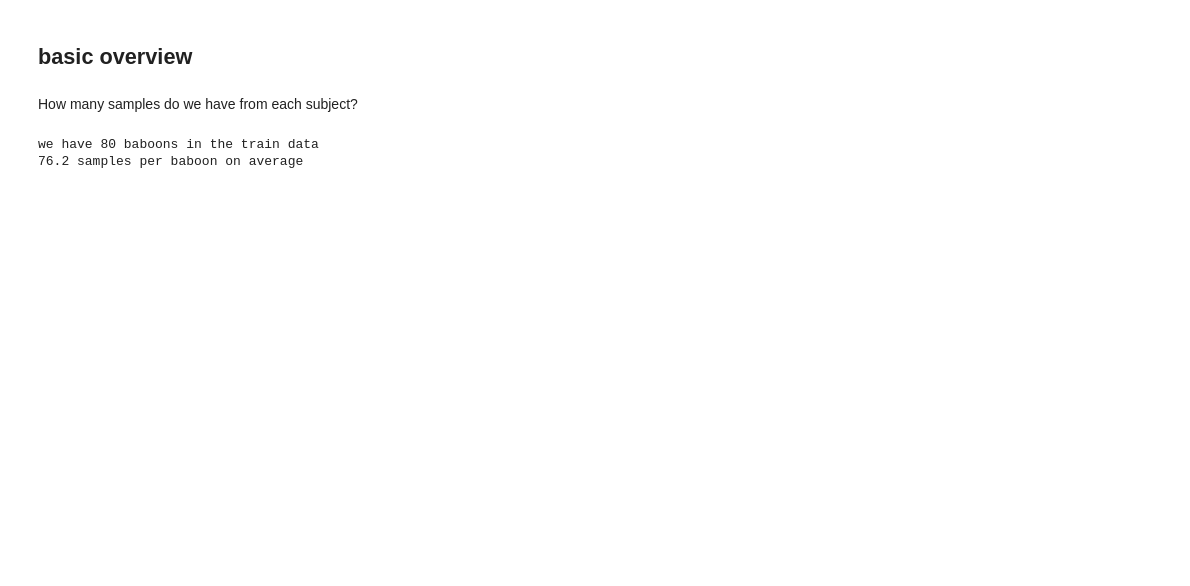
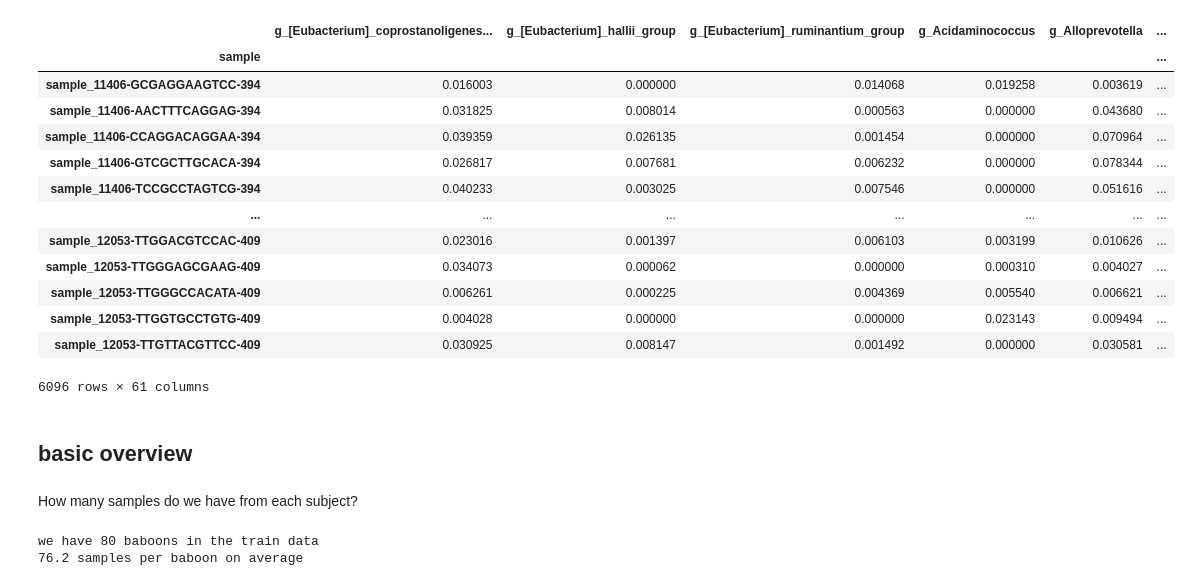
Before and after one commit to yuvaldotan/workshop_microbiome, a Jupyter notebook: code/Milestone1/milestone_1.ipynb, the cells around one changed output. Saved outputs shown, nothing was run; the diff lists cells and outputs as text; code cells hidden in the pictures; blank space fills up the shorter version.

```diff
--- a/milestone_1.ipynb
+++ b/code/Milestone1/milestone_1.ipynb
@@ -15,3 +15,20 @@ data_df = pd.read_csv("train_data.csv",  index_col="sample")
+# %%
+data_df
+# %% [output]
+|  | g_[Eubacterium]_coprostanoligenes... | g_[Eubacterium]_hallii_group | g_[Eubacterium]_ruminantium_group | g_Acidaminococcus | g_Alloprevotella | ... |
+| sample |  |  |  |  |  | ... |
+| sample_11406-GCGAGGAAGTCC-394 | 0.016003 | 0.000000 | 0.014068 | 0.019258 | 0.003619 | ... |
+| sample_11406-AACTTTCAGGAG-394 | 0.031825 | 0.008014 | 0.000563 | 0.000000 | 0.043680 | ... |
+| sample_11406-CCAGGACAGGAA-394 | 0.039359 | 0.026135 | 0.001454 | 0.000000 | 0.070964 | ... |
+| sample_11406-GTCGCTTGCACA-394 | 0.026817 | 0.007681 | 0.006232 | 0.000000 | 0.078344 | ... |
+| sample_11406-TCCGCCTAGTCG-394 | 0.040233 | 0.003025 | 0.007546 | 0.000000 | 0.051616 | ... |
+| ... | ... | ... | ... | ... | ... | ... |
+| sample_12053-TTGGACGTCCAC-409 | 0.023016 | 0.001397 | 0.006103 | 0.003199 | 0.010626 | ... |
+| sample_12053-TTGGGAGCGAAG-409 | 0.034073 | 0.000062 | 0.000000 | 0.000310 | 0.004027 | ... |
+| sample_12053-TTGGGCCACATA-409 | 0.006261 | 0.000225 | 0.004369 | 0.005540 | 0.006621 | ... |
+| sample_12053-TTGGTGCCTGTG-409 | 0.004028 | 0.000000 | 0.000000 | 0.023143 | 0.009494 | ... |
+| sample_12053-TTGTTACGTTCC-409 | 0.030925 | 0.008147 | 0.001492 | 0.000000 | 0.030581 | ... |
+6096 rows × 61 columns
 # %% [markdown]
 ## basic overview
 # %% [markdown]
```
Also changed, not shown: parts of 5 cells of this notebook, 21 other files.
